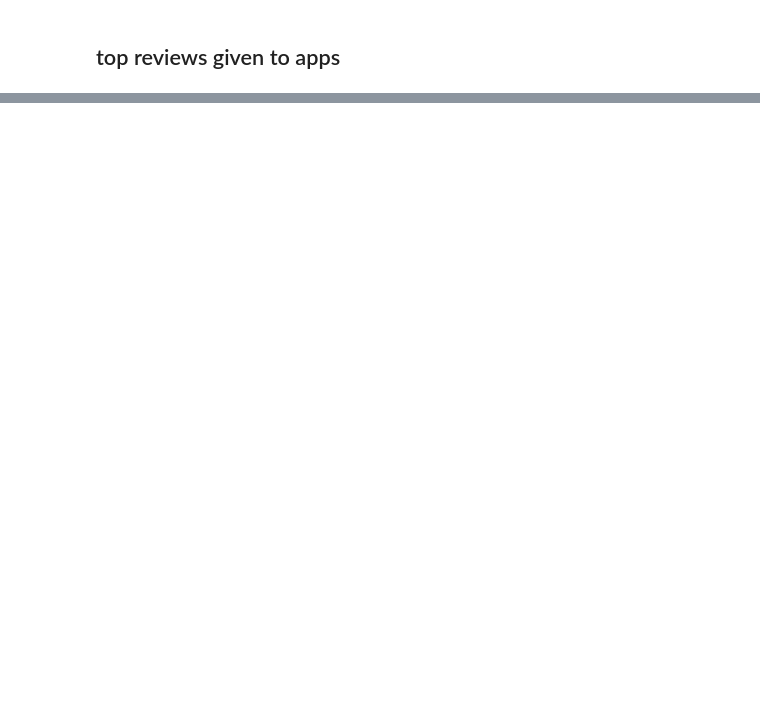
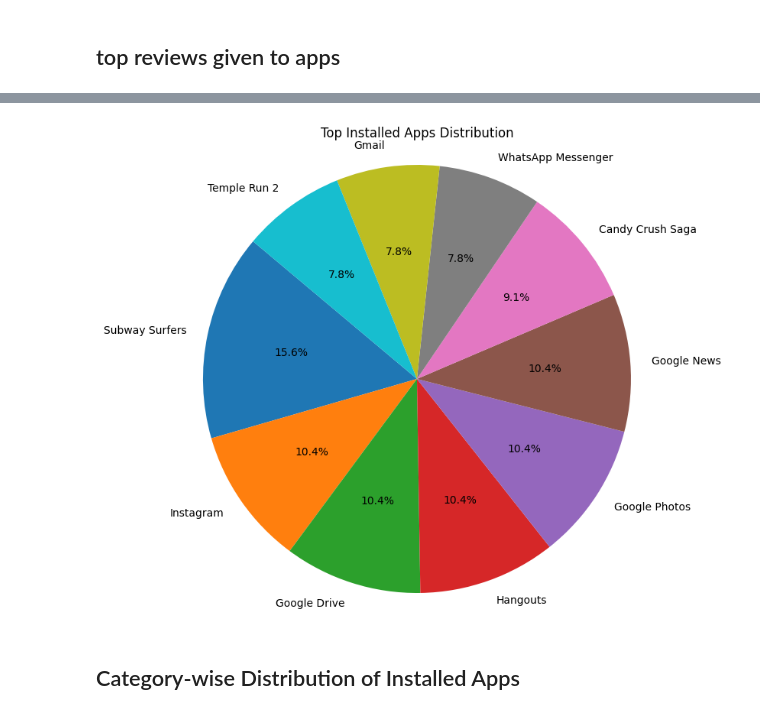
Before and after one commit to danaelshrbiny10/pyspark-playstore, a Jupyter notebook: playstore.ipynb, the cells around one changed output, grey strips where cells are left out. Saved outputs shown, nothing was run; the diff lists cells and outputs as text; code cells hidden in the pictures; blank space fills up the shorter version.

```diff
--- a/playstore.ipynb
+++ b/playstore.ipynb
@@ -181,0 +252,15 @@ only showing top 20 rows
+# %%
+# Extracting relevant data for the pie chart
+top_apps = df_installs['App'][:10]
+installs = df_installs['sum(Installs)'][:10]
+
+# Create a pie chart of the top installed apps
+plt.figure(figsize=(10, 8))
+plt.pie(installs, labels=top_apps, autopct='%1.1f%%', startangle=140)
+plt.title('Top Installed Apps Distribution')
+plt.axis('equal')  # Equal aspect ratio ensures that pie is drawn as a circle.
+plt.show()
+# %% [output]
+[figure, added]
+# %% [markdown]
+## Category-wise Distribution of Installed Apps
```
Also changed, not shown: parts of 36 cells of this notebook, 3 other files.
